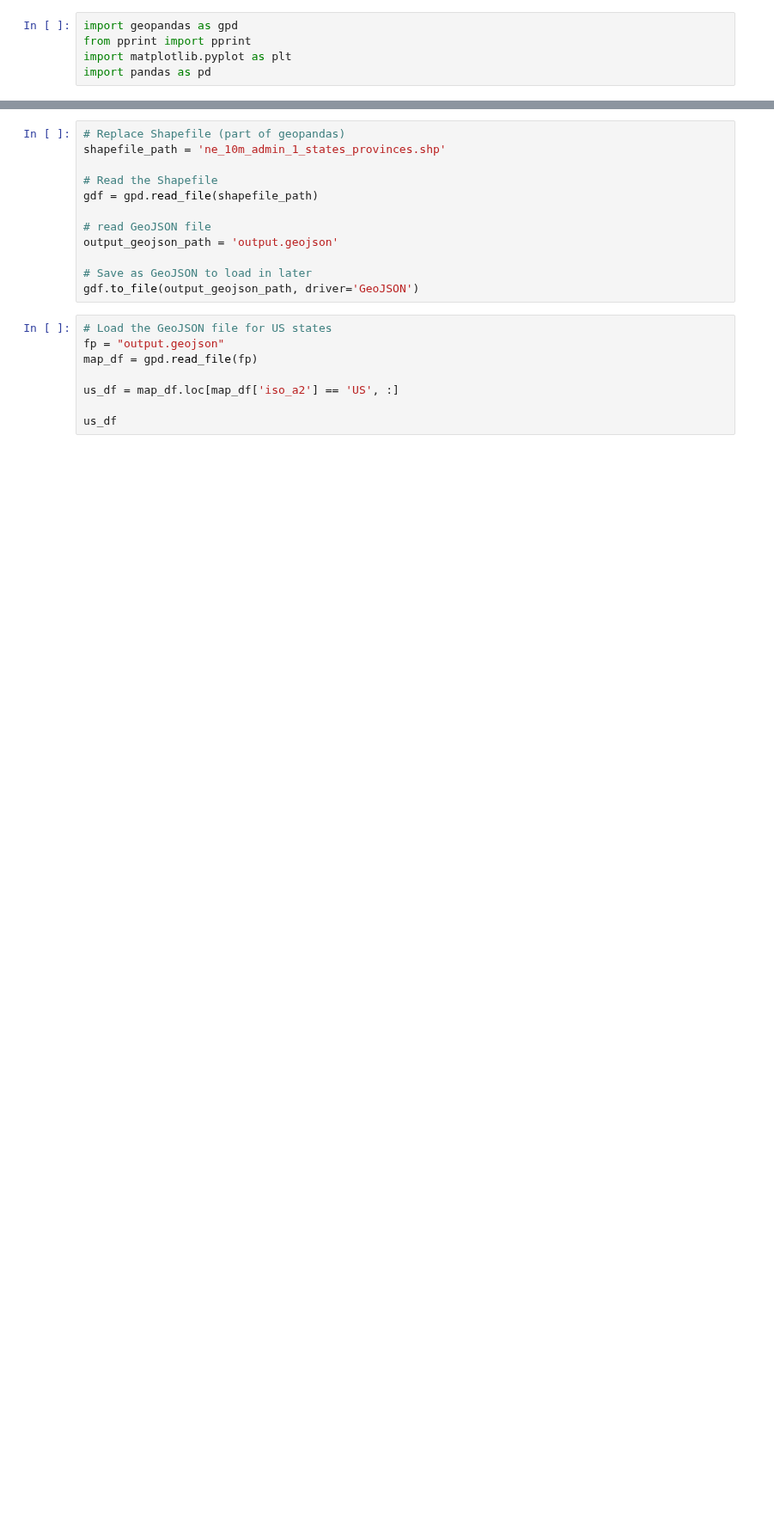
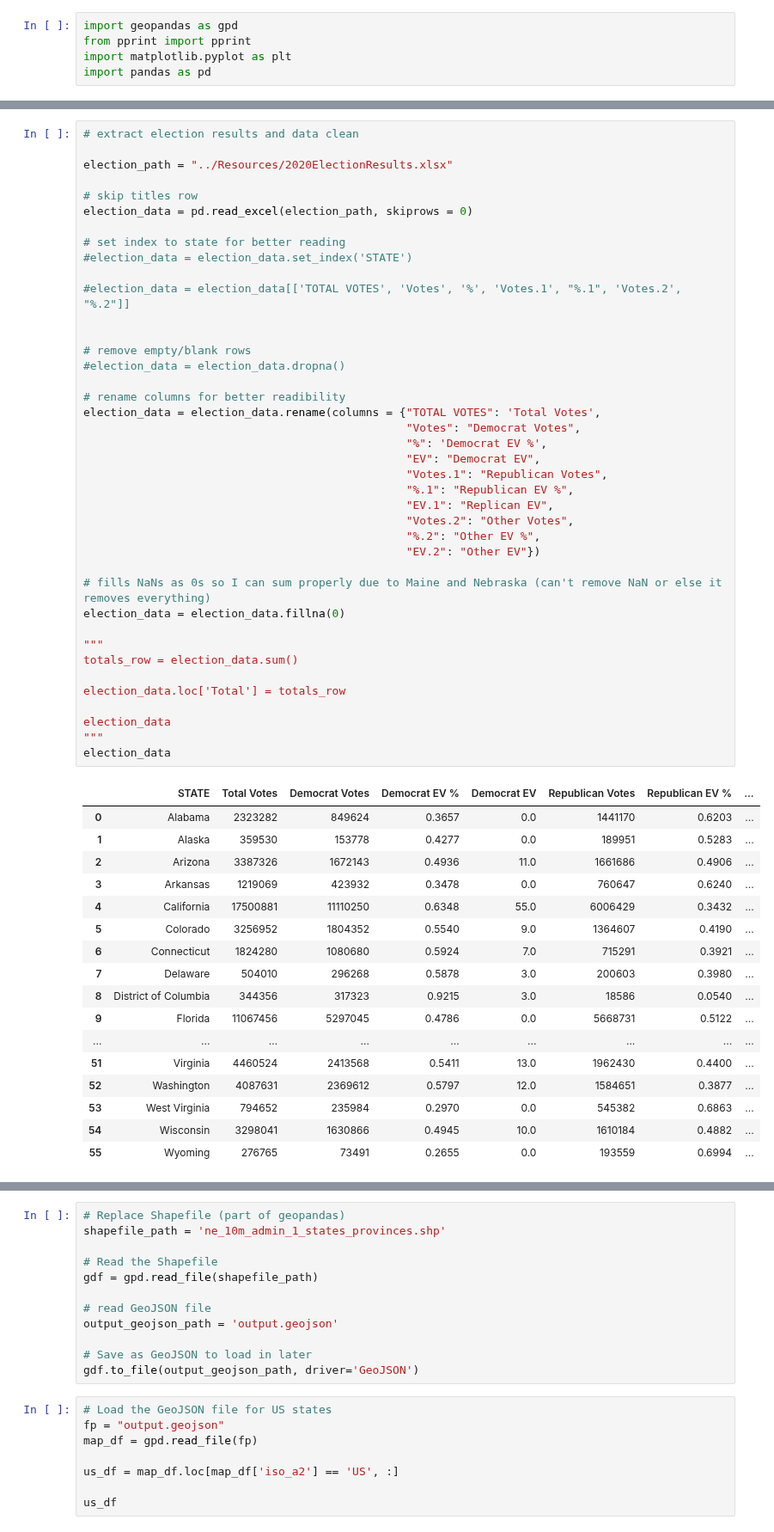
Before and after one commit to tinalina1003/Project1-Group4, a Jupyter notebook: Christina/geotest.ipynb, the cells around one changed output, grey strips where cells are left out. Shown at 86% size. Drawn from its saved outputs; the diff is of its cells as text; blank space fills up the shorter version.

Commit message:
Data cleaning: need to fix congressional districts

```diff
--- a/Christina/geotest.ipynb
+++ b/Christina/geotest.ipynb
@@ -63,0 +6,58 @@ election_data
+# %%
+# extract election results and data clean
+
+election_path = "../Resources/2020ElectionResults.xlsx"
+
+# skip titles row
+election_data = pd.read_excel(election_path, skiprows = 0)
+
+# set index to state for better reading
+#election_data = election_data.set_index('STATE')
+
+#election_data = election_data[['TOTAL VOTES', 'Votes', '%', 'Votes.1', "%.1", 'Votes.2', "%.2"]]
+
+
+# remove empty/blank rows
+#election_data = election_data.dropna()
+
+# rename columns for better readibility
+election_data = election_data.rename(columns = {"TOTAL VOTES": 'Total Votes',
+                                                "Votes": "Democrat Votes",
+                                                "%": 'Democrat EV %',
+                                                "EV": "Democrat EV",
+                                                "Votes.1": "Republican Votes",
+                                                "%.1": "Republican EV %",
+                                                "EV.1": "Replican EV",
+                                                "Votes.2": "Other Votes",
+                                                "%.2": "Other EV %",
+                                                "EV.2": "Other EV"})
+
+# fills NaNs as 0s so I can sum properly due to Maine and Nebraska (can't remove NaN or else it removes everything)
+election_data = election_data.fillna(0)
+
+"""
+totals_row = election_data.sum()
+
+election_data.loc['Total'] = totals_row
+
+election_data
+"""
+election_data
+# %% [output]
+|  | STATE | Total Votes | Democrat Votes | Democrat EV % | Democrat EV | Republican Votes | Republican EV % | ... |
+| 0 | Alabama | 2323282 | 849624 | 0.3657 | 0.0 | 1441170 | 0.6203 | ... |
+| 1 | Alaska | 359530 | 153778 | 0.4277 | 0.0 | 189951 | 0.5283 | ... |
+| 2 | Arizona | 3387326 | 1672143 | 0.4936 | 11.0 | 1661686 | 0.4906 | ... |
+| 3 | Arkansas | 1219069 | 423932 | 0.3478 | 0.0 | 760647 | 0.6240 | ... |
+| 4 | California | 17500881 | 11110250 | 0.6348 | 55.0 | 6006429 | 0.3432 | ... |
+| 5 | Colorado | 3256952 | 1804352 | 0.5540 | 9.0 | 1364607 | 0.4190 | ... |
+| 6 | Connecticut | 1824280 | 1080680 | 0.5924 | 7.0 | 715291 | 0.3921 | ... |
+| 7 | Delaware | 504010 | 296268 | 0.5878 | 3.0 | 200603 | 0.3980 | ... |
+| 8 | District of Columbia | 344356 | 317323 | 0.9215 | 3.0 | 18586 | 0.0540 | ... |
+| 9 | Florida | 11067456 | 5297045 | 0.4786 | 0.0 | 5668731 | 0.5122 | ... |
+| ... | ... | ... | ... | ... | ... | ... | ... | ... |
+| 51 | Virginia | 4460524 | 2413568 | 0.5411 | 13.0 | 1962430 | 0.4400 | ... |
+| 52 | Washington | 4087631 | 2369612 | 0.5797 | 12.0 | 1584651 | 0.3877 | ... |
+| 53 | West Virginia | 794652 | 235984 | 0.2970 | 0.0 | 545382 | 0.6863 | ... |
+| 54 | Wisconsin | 3298041 | 1630866 | 0.4945 | 10.0 | 1610184 | 0.4882 | ... |
+| 55 | Wyoming | 276765 | 73491 | 0.2655 | 0.0 | 193559 | 0.6994 | ... |
```
Also changed, not shown: parts of 4 cells of this notebook.
